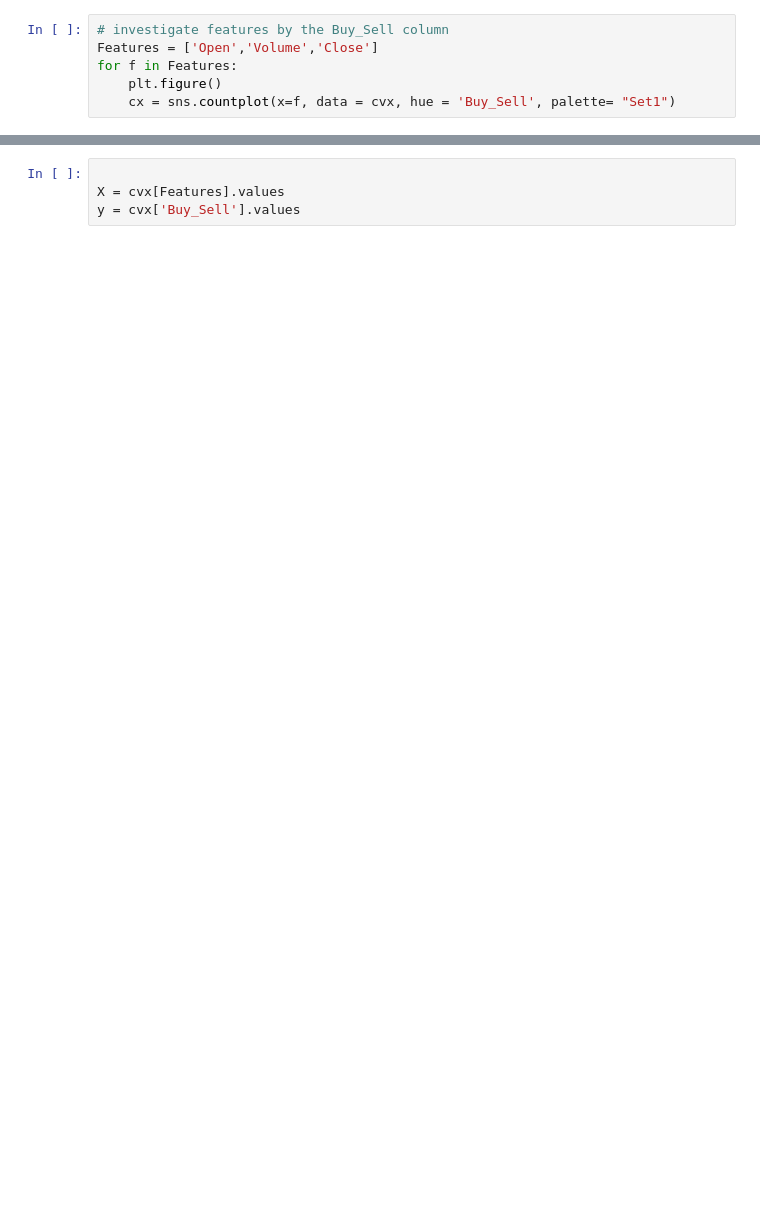
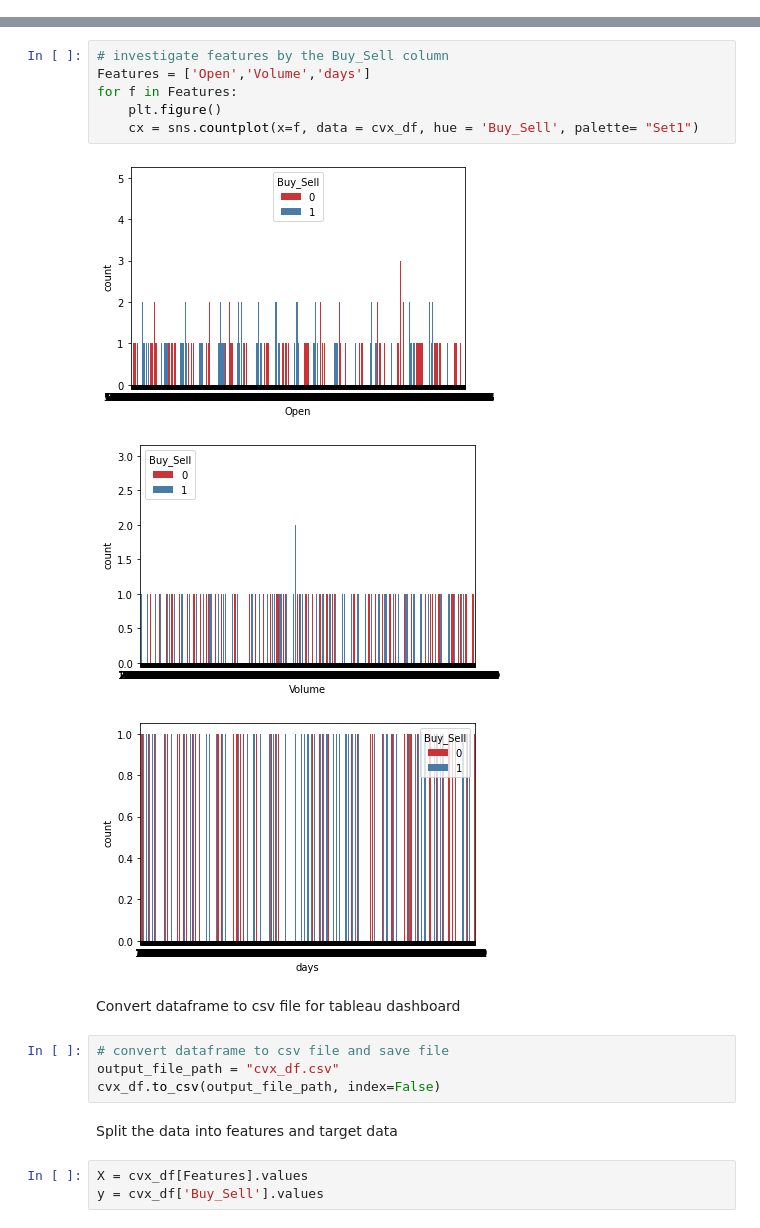
Before and after one commit to Kmhaas/Chevron_Market_Predictions_Final-Project, a Jupyter notebook: CVX_Project_Model.ipynb, the cells around one changed output, grey strips where cells are left out. Drawn from its saved outputs; the diff is of its cells as text; blank space fills up the shorter version.

```diff
--- a/CVX_Project_Model.ipynb
+++ b/CVX_Project_Model.ipynb
@@ -104,6 +114,0 @@ k= sns.pairplot(cvx, hue='Buy_Sell',diag_kws={'bw': 0.2})
-# %%
-# investigate features by the Buy_Sell column
-Features = ['Open','Volume','Close']
-for f in Features:
-    plt.figure()
-    cx = sns.countplot(x=f, data = cvx, hue = 'Buy_Sell', palette= "Set1")
@@ -114,4 +138,21 @@ for f in Features:
+# %%
+# investigate features by the Buy_Sell column
+Features = ['Open','Volume','days']
+for f in Features:
+    plt.figure()
+    cx = sns.countplot(x=f, data = cvx_df, hue = 'Buy_Sell', palette= "Set1")
+# %% [output]
+[figure, added]
+[figure, added]
+[figure, added]
+# %% [markdown]
+Convert dataframe to csv file for tableau dashboard
+# %%
+# convert dataframe to csv file and save file
+output_file_path = "cvx_df.csv"
+cvx_df.to_csv(output_file_path, index=False)
+# %% [markdown]
+Split the data into features and target data
 # %%
-
-X = cvx[Features].values
-y = cvx['Buy_Sell'].values
+X = cvx_df[Features].values
+y = cvx_df['Buy_Sell'].values
```
Also changed, not shown: parts of 39 cells of this notebook.
